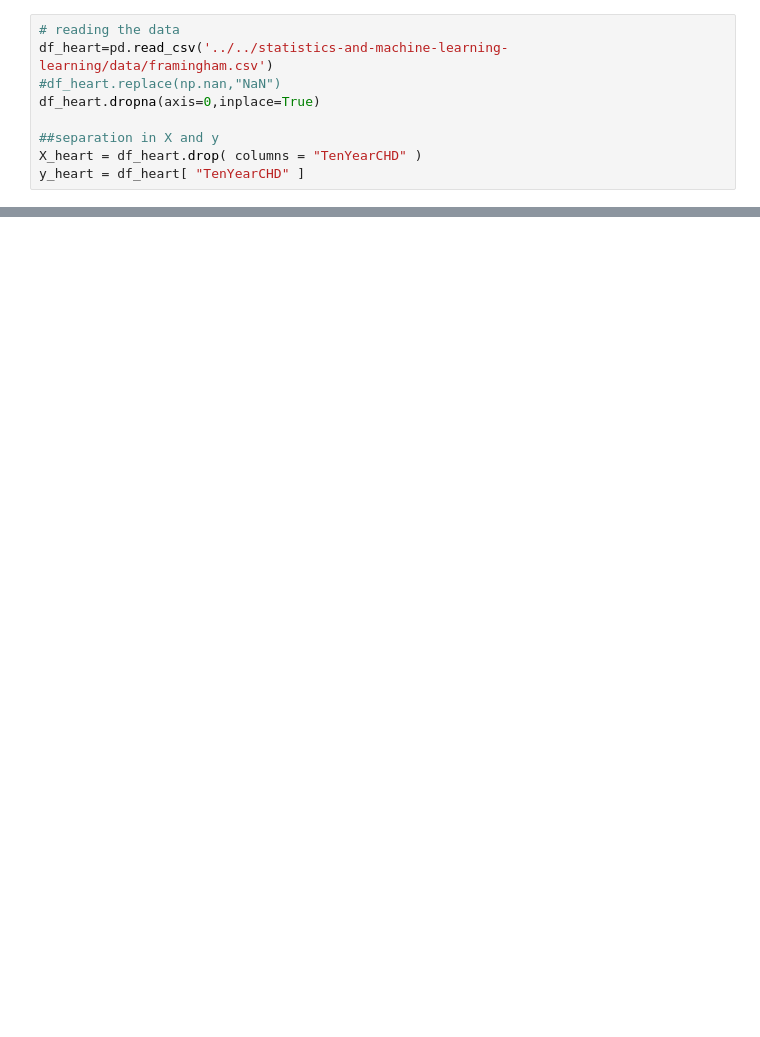
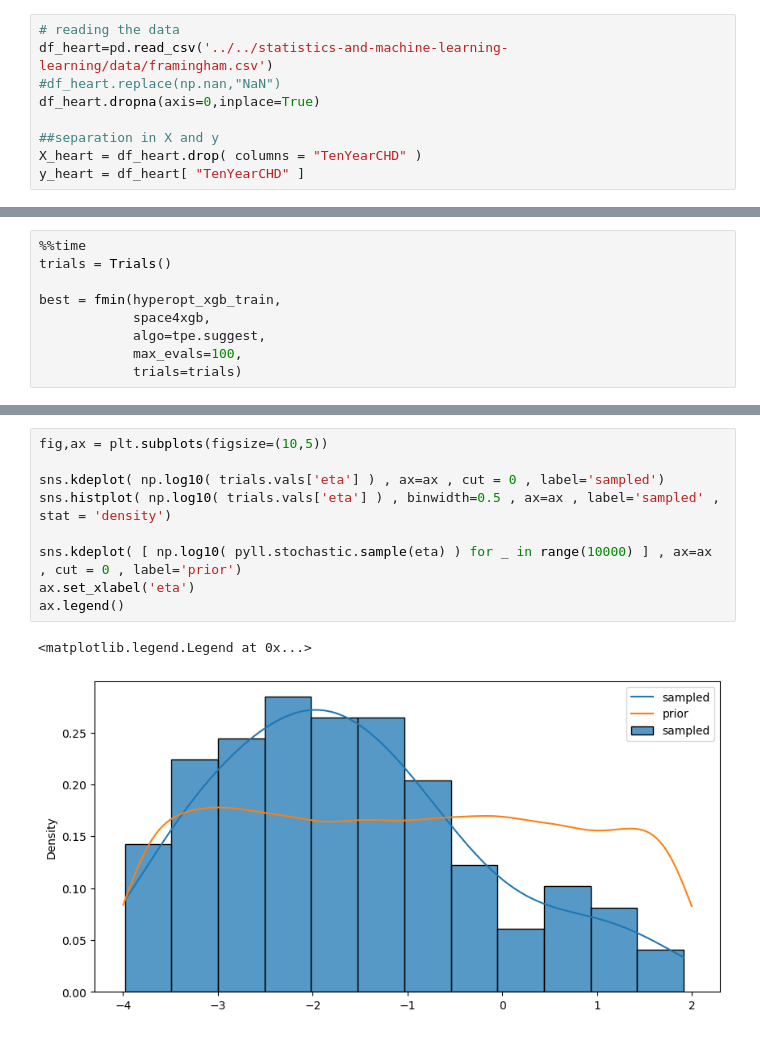
Before and after one commit to sib-swiss/intermediate-machine-learning-training, a Jupyter notebook: notebooks/02_hyperopt.ipynb, the cells around one changed output, grey strips where cells are left out. Saved outputs shown, nothing was run; the diff lists cells and outputs as text; blank space fills up the shorter version.

```diff
--- a/notebooks/02_hyperopt.ipynb
+++ b/notebooks/02_hyperopt.ipynb
@@ -692,0 +116,9 @@ estim.best_model()
+# %%
+%%time
+trials = Trials()
+
+best = fmin(hyperopt_xgb_train,
+            space4xgb,
+            algo=tpe.suggest,
+            max_evals=100,
+            trials=trials)
@@ -692,0 +177,12 @@ estim.best_model()
+# %%
+fig,ax = plt.subplots(figsize=(10,5))
+
+sns.kdeplot( np.log10( trials.vals['eta'] ) , ax=ax , cut = 0 , label='sampled')
+sns.histplot( np.log10( trials.vals['eta'] ) , binwidth=0.5 , ax=ax , label='sampled' , stat = 'density')
+
+sns.kdeplot( [ np.log10( pyll.stochastic.sample(eta) ) for _ in range(10000) ] , ax=ax , cut = 0 , label='prior')
+ax.set_xlabel('eta')
+ax.legend()
+# %% [output]
+<matplotlib.legend.Legend at 0x...>
+[figure, added]
```
Also changed, not shown: parts of 98 cells of this notebook.
